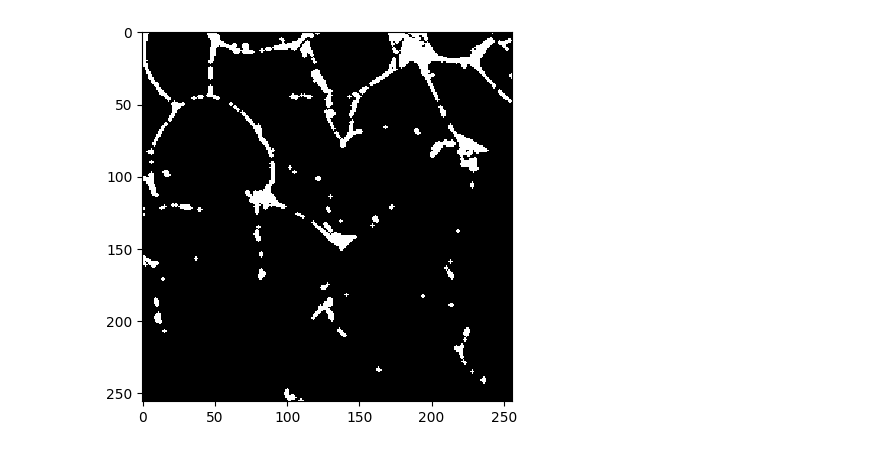
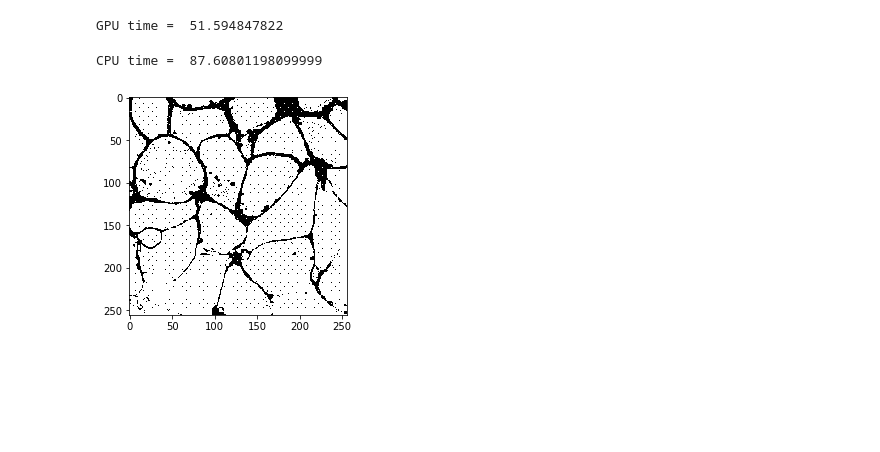
Before and after one commit to clEsperanto/pyclesperanto_prototype, a Jupyter notebook: demo/segmentation/level_set_segmentation.ipynb, the cells around one changed output. Cells and saved outputs as stored; diff of their text form; code cells hidden in the pictures; blank space fills up the shorter version.

Commit message:
Added morph snakes test

```diff
--- a/demo/segmentation/level_set_segmentation.ipynb
+++ b/demo/segmentation/level_set_segmentation.ipynb
@@ -16,6 +23,18 @@ print(image.shape)
+# %%
+time_in_s = timeit.timeit(level_set_gpu, number=10)
+print("GPU time = ", time_in_s)
+# %% [output]
+GPU time =  51.594847822
+# %%
+time_in_s = timeit.timeit(level_set_cpu, number=10)
+print("CPU time = ", time_in_s)
+# %% [output]
+CPU time =  87.60801198099999
+# %%
+image2d = cells3d()[30,0,...]
 # %%
-result_gpu = cle.morphological_snakes(image, n_iter=50, smoothing=1)
+result_gpu = cle.morphological_snakes(image2d, n_iter=50, smoothing=0)
 cle.imshow(result_gpu)
 # %% [output]
-[figure, old version]
+[figure, new version]
 # %%
```
Also changed, not shown: parts of 4 cells of this notebook, 1 other file.
